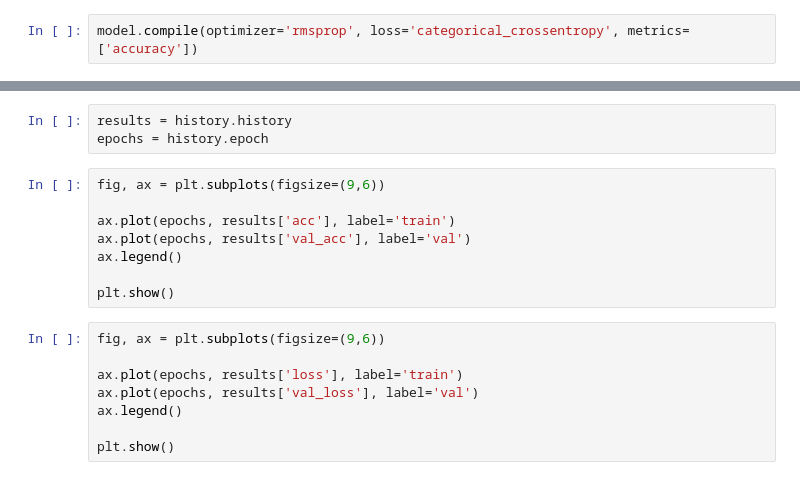
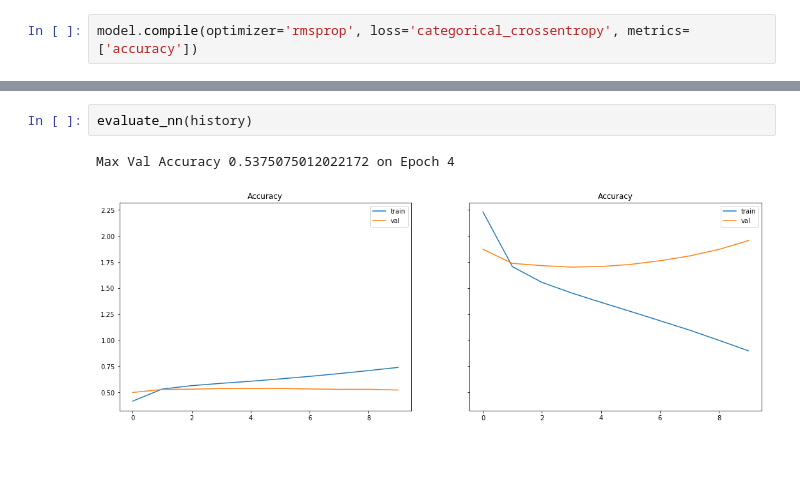
Before and after one commit to lopez-/kaggle_projects, a Jupyter notebook: huffington_news_category/eda.ipynb, the cells around one changed output, grey strips where cells are left out. Drawn from its saved outputs; the diff is of its cells as text.

```diff
--- a/huffington_news_category/eda.ipynb
+++ b/huffington_news_category/eda.ipynb
@@ -134,19 +166,5 @@ KeyboardInterrupt:
-# %%
-results = history.history
-epochs = history.epoch
-# %%
-fig, ax = plt.subplots(figsize=(9,6))
-
-ax.plot(epochs, results['acc'], label='train')
-ax.plot(epochs, results['val_acc'], label='val')
-ax.legend()
-
-plt.show()
-# %%
-fig, ax = plt.subplots(figsize=(9,6))
-
-ax.plot(epochs, results['loss'], label='train')
-ax.plot(epochs, results['val_loss'], label='val')
-ax.legend()
-
-plt.show()
+# %%
+evaluate_nn(history)
+# %% [output]
+Max Val Accuracy 0.5375075012022172 on Epoch 4
+[figure, added]
```
Also changed, not shown: parts of 12 cells of this notebook, 2 other files.
